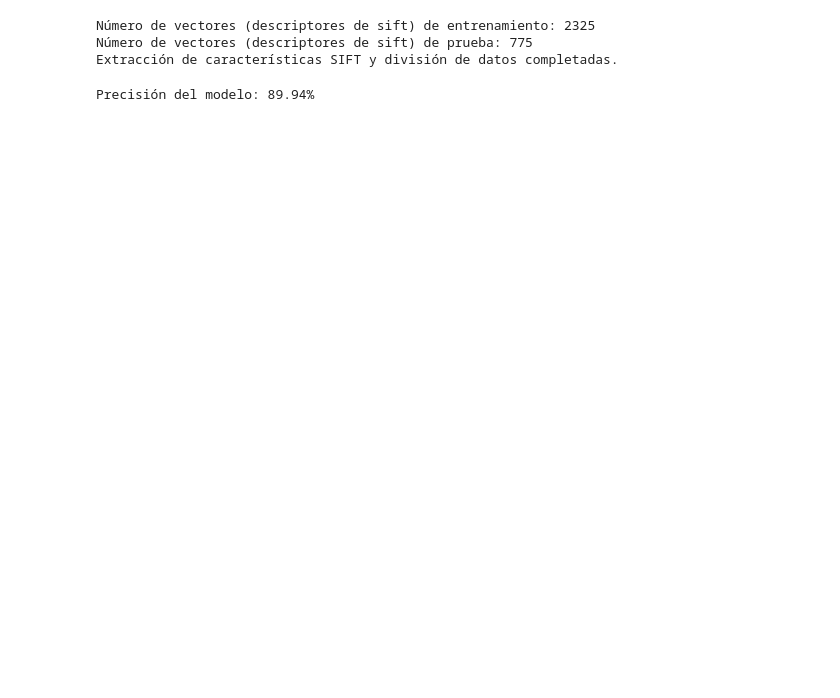
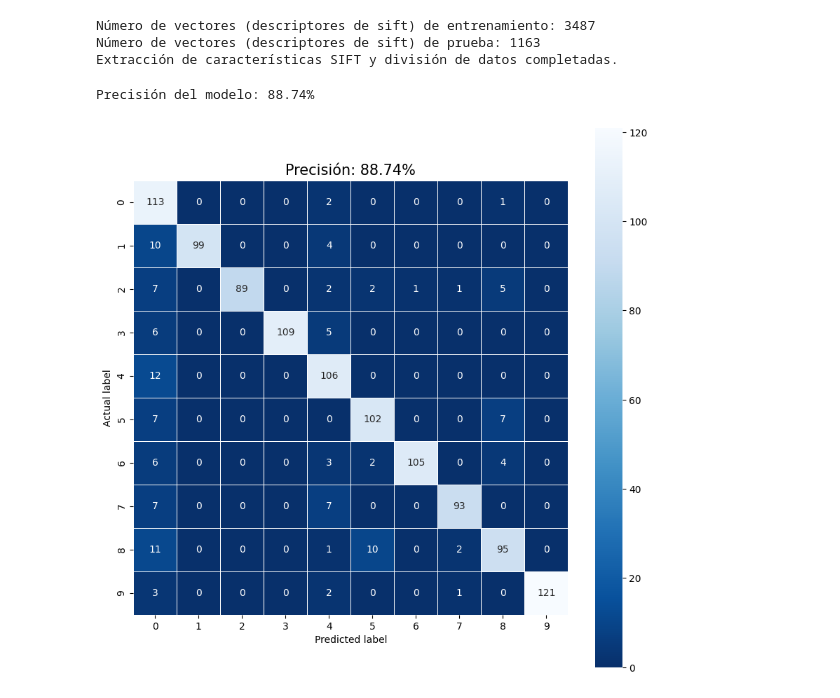
Before and after one commit to uumaaa/Practica-10, a Jupyter notebook: main.ipynb, the cells around one changed output. Cells and saved outputs as stored; diff of their text form; code cells hidden in the pictures; blank space fills up the shorter version.

```diff
--- a/main.ipynb
+++ b/main.ipynb
@@ -46,7 +46,7 @@ def split_train_test_data(root_folder, test_size=0.25, random_seed=42):
 
             for img in images:
                 caracteristicas = extract_sift_features(img)
-                for i in range(0,10): #Solo se toma la mitad de las caracteristicas para agilizar el entrenamiento
+                for i in range(0,15): #Solo se toma la mitad de las caracteristicas para agilizar el entrenamiento
                     data.append((caracteristicas[i], folder_name))
 
 
@@ -85,8 +85,8 @@ root_folder = 'complete_ms_data'
 # Llamada a la función para dividir los datos y extraer características SIFT
 split_train_test_data(root_folder)
 # %% [output]
-Número de vectores (descriptores de sift) de entrenamiento: 2325
-Número de vectores (descriptores de sift) de prueba: 775
+Número de vectores (descriptores de sift) de entrenamiento: 3487
+Número de vectores (descriptores de sift) de prueba: 1163
 Extracción de características SIFT y división de datos completadas.
 # %%
 #Se entrena el modelo con las caracteristicas extraidas de las imagenes
@@ -105,31 +105,48 @@ y_train = []
 with open('train_data.csv', newline='') as csvfile:
     reader = csv.DictReader(csvfile)
     for row in reader:
         X_train.append(row['vector'].replace('[','').replace(']','').replace(' ','').split(',') )
         y_train.append(row['label'])
 
 X_train = np.array( X_train, dtype=float)
 y_train = np.array(y_train)
 
 model.fit(X_train, y_train)
 
 #Se prueba el modelo con las caracteristicas extraidas de las imagenes
 
 X_test = []
 y_test = []
 
 with open('test_data.csv', newline='') as csvfile:
     reader = csv.DictReader(csvfile)
     for row in reader:
         X_test.append(row['vector'].replace('[','').replace(']','').replace(' ','').split(',') )
         y_test.append(row['label'])
 
 X_test = np.array( X_test, dtype=float)
 y_test = np.array(y_test)
 
 
 y_predict = model.predict(X_test)
 accuracy = accuracy_score(y_test, y_predict)
 print("Precisión del modelo: {:.2f}%".format(accuracy * 100))
+
+
+#Se meustra la matriz de confusion
+from sklearn.metrics import confusion_matrix
+import matplotlib.pyplot as plt
+import seaborn as sns
+
+cm = confusion_matrix(y_test, y_predict)
+
+plt.figure(figsize=(10, 10))
+sns.heatmap(cm, annot=True, fmt=".0f", linewidths=.5, square=True, cmap='Blues_r')
+plt.ylabel('Actual label')
+plt.xlabel('Predicted label')
+all_sample_title = 'Precisión: {:.2f}%'.format(accuracy * 100)
+plt.title(all_sample_title, size=15)
+plt.show()
 # %% [output]
-Precisión del modelo: 89.94%
+Precisión del modelo: 88.74%
+[figure, added]
```
